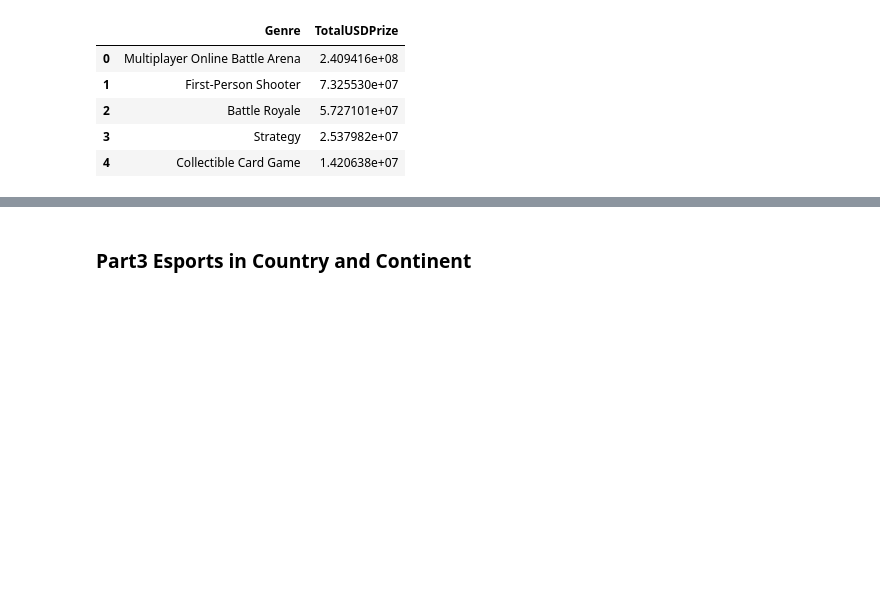
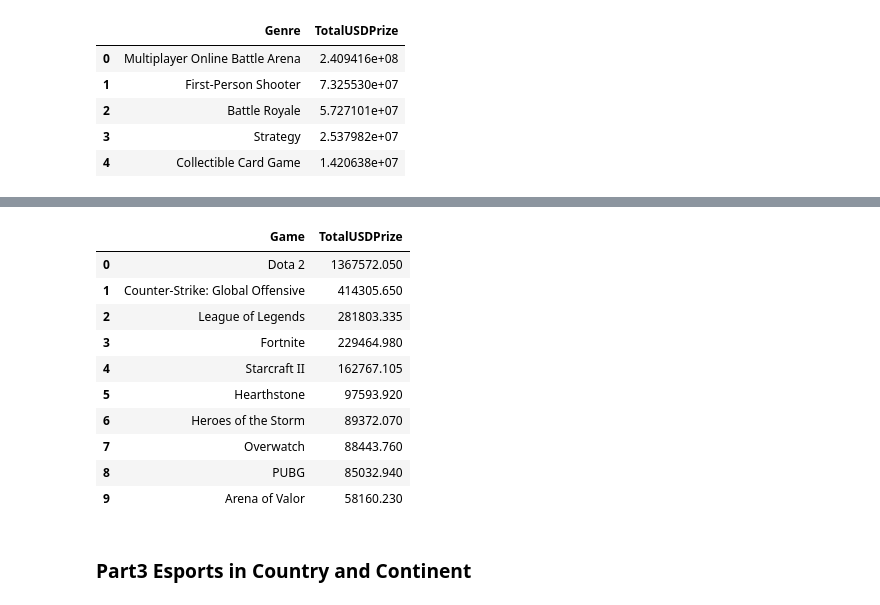
Before and after one commit to com-480-data-visualization/datavis-project-2022-lyl, a Jupyter notebook: EDA_milestone1.ipynb, the cells around one changed output, grey strips where cells are left out. Saved outputs shown, nothing was run; the diff lists cells and outputs as text; code cells hidden in the pictures; blank space fills up the shorter version.

```diff
--- a/EDA_milestone1.ipynb
+++ b/EDA_milestone1.ipynb
@@ -316,3 +337,18 @@ players_new[['Genre', 'TotalUSDPrize']].groupby('Genre').median().sort_values(by
+# %%
+# median USDPrize by Game
+players_new[['Game', 'TotalUSDPrize']].groupby('Game').median().sort_values(by='TotalUSDPrize',ascending=False).reset_index() #median earnings
+# %% [output]
+|  | Game | TotalUSDPrize |
+| 0 | Dota 2 | 1367572.050 |
+| 1 | Counter-Strike: Global Offensive | 414305.650 |
+| 2 | League of Legends | 281803.335 |
+| 3 | Fortnite | 229464.980 |
+| 4 | Starcraft II | 162767.105 |
+| 5 | Hearthstone | 97593.920 |
+| 6 | Heroes of the Storm | 89372.070 |
+| 7 | Overwatch | 88443.760 |
+| 8 | PUBG | 85032.940 |
+| 9 | Arena of Valor | 58160.230 |
 # %%
 #TODO: player world map
 # %% [markdown]
```
Also changed, not shown: parts of 4 cells of this notebook, 3 other files.
